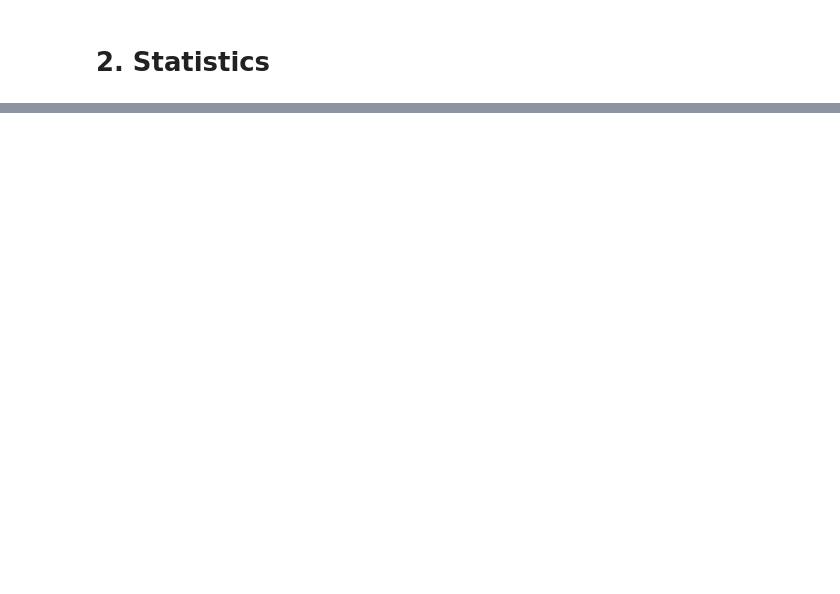
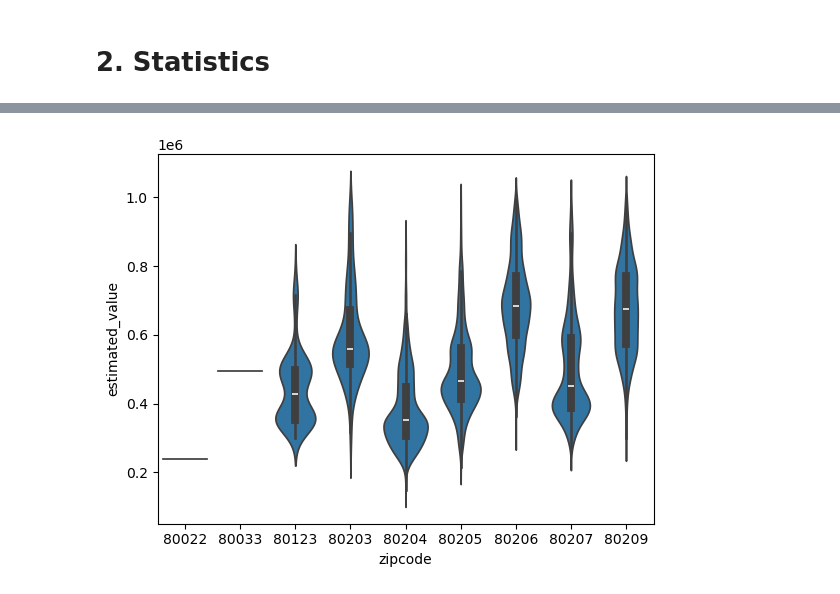
Before and after one commit to thenonquitter/Datamining_Practice, a Jupyter notebook: DW_practice.ipynb, the cells around one changed output, grey strips where cells are left out. Saved outputs shown, nothing was run; the diff lists cells and outputs as text; code cells hidden in the pictures; blank space fills up the shorter version.

```diff
--- a/DW_practice.ipynb
+++ b/DW_practice.ipynb
@@ -176,0 +192,6 @@ df[(df.estimated_value <= 1000000) & (df.yearBuilt > 2013) & (df.zipcode == 8020
+# %%
+# 위의 그래프와 같은 내용을 다른 방법으로 표현
+sns.violinplot(x=df.zipcode, y=df.estimated_value)
+plt.show()
+# %% [output]
+[figure, added]
```
Also changed, not shown: parts of 13 cells of this notebook, 2 other files.
